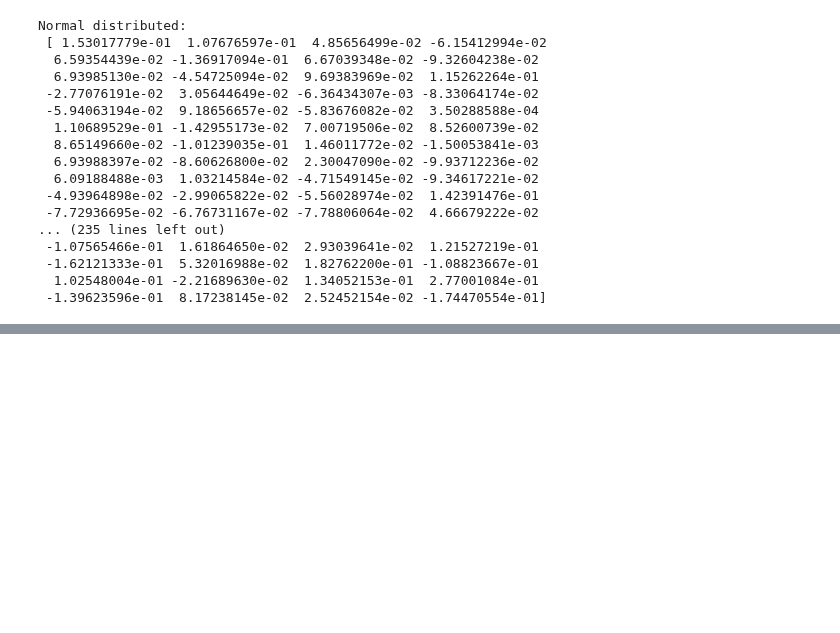
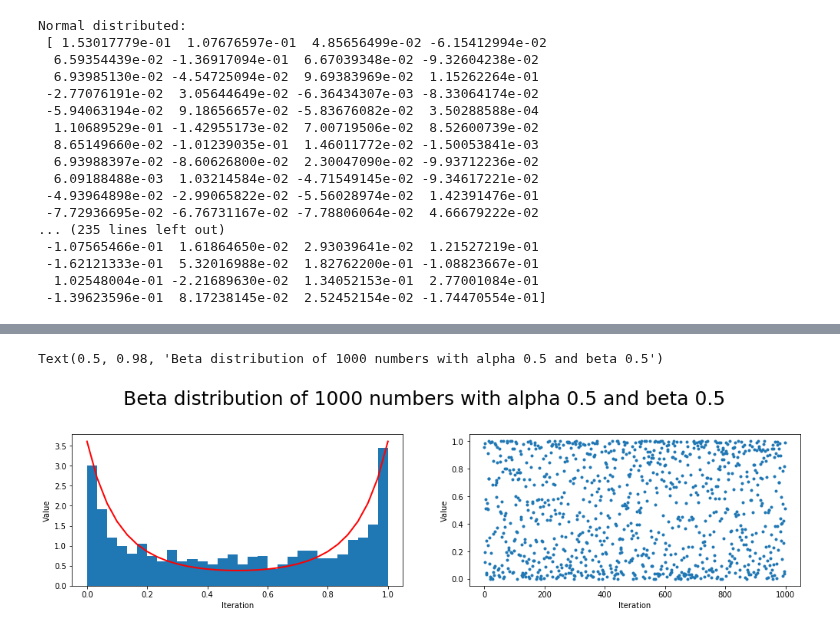
Before and after one commit to mxsxs2/Emerging-Technologies-Project, a Jupyter notebook: notebooks/Numpy Random.ipynb, the cells around one changed output, grey strips where cells are left out. Drawn from its saved outputs; the diff is of its cells as text; code cells hidden in the pictures; blank space fills up the shorter version.

```diff
--- a/notebooks/Numpy Random.ipynb
+++ b/notebooks/Numpy Random.ipynb
@@ -378,0 +382,4 @@ Text(0.5, 0.98, 'Normal Distribution')
+# %%
+#cretae 1000 numbers with alfa 0.5 and beta 0.5
+db=npr.beta(0.5,0.5,1000)
+print('Normal distributed:\n',db)
@@ -378,0 +404,24 @@ Text(0.5, 0.98, 'Normal Distribution')
+# %%
+#Create figure
+fig = plt.figure(figsize=(17,8))
+p=fig.add_subplot(221)
+#Cretae histogram
+#p.hist(db)
+count, bins, ignored = plt.hist(db, 30, density=True,)
+#Add curve
+p.plot(bins, ((1 / (np.sqrt(2 * np.pi) * 1.049)) *(np.exp(0.09 * (1 / 0.1 * (bins - 0.5))**2))),
+          linewidth=2, color='r')
+
+p.set_xlabel("Iteration")
+p.set_ylabel("Value")
+
+p2=fig.add_subplot(222)
+#Create scatter digaram
+p2.plot(db,'.')
+p2.set_xlabel("Iteration")
+p2.set_ylabel("Value")
+#Add label to the figure
+fig.suptitle("Beta distribution of 1000 numbers with alpha 0.5 and beta 0.5",fontsize=25)
+# %% [output]
+Text(0.5, 0.98, 'Beta distribution of 1000 numbers with alpha 0.5 and beta 0.5')
+[figure, added]
```
Also changed, not shown: parts of 3 cells of this notebook.
